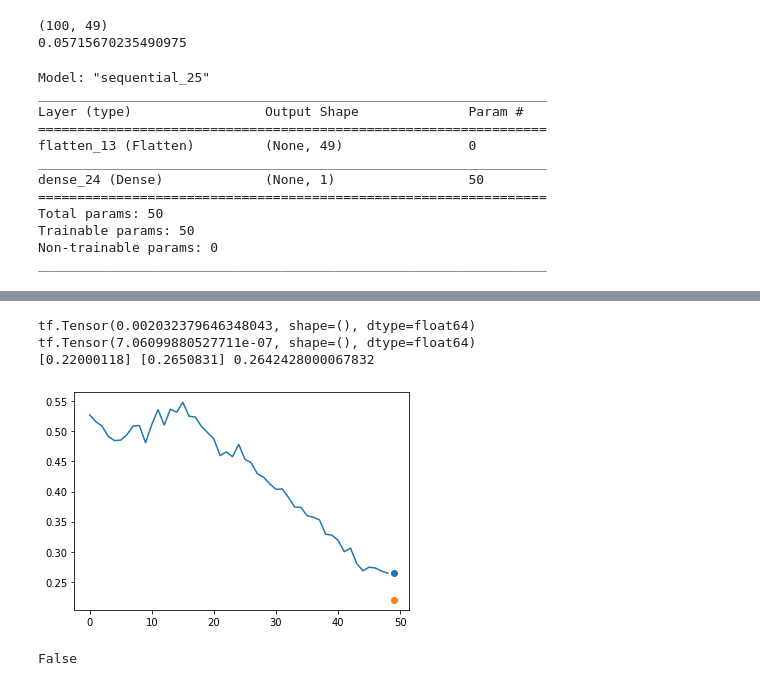
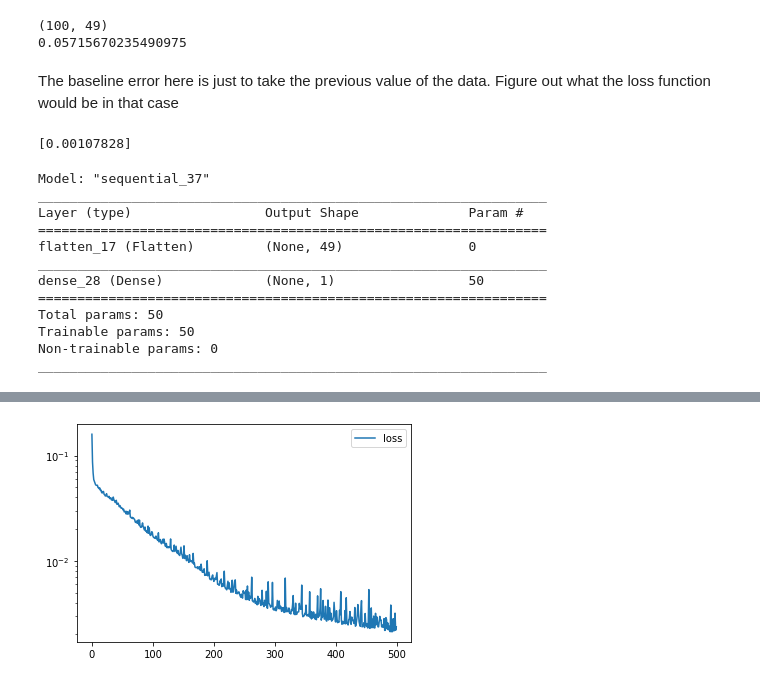
Before and after one commit to dodelson/Physics-of-Energy, a Jupyter notebook: cnn.ipynb, the cells around one changed output, grey strips where cells are left out. Drawn from its saved outputs; the diff is of its cells as text; code cells hidden in the pictures.

```diff
--- a/cnn.ipynb
+++ b/cnn.ipynb
@@ -425,32 +425,45 @@ print(X_train[0,0])
 # %% [output]
 (100, 49)
 0.05715670235490975
+# %% [markdown]
+The baseline error here is just to take the previous value of the data. Figure out what the loss function would be in that case
+# %%
+mse=0.
+for i in range(100):
+    mse+=(X_train[i,-1]-y_train[i])**2
+print(mse/100)
+# %% [output]
+[0.00107828]
 # %%
+## This is akin to a linear regression model
 import tensorflow as tf
 import tensorflow
 from tensorflow import keras
-model=keras.models.Sequential([
+model1=keras.models.Sequential([
     keras.layers.Flatten(input_shape=[49,1]),
 #    keras.layers.SimpleRNN(20,return_sequences=True),
 #    keras.layers.SimpleRNN(20),
     keras.layers.Dense(1)#,activation='Softmax')
 ])
-model.summary()
+model1.summary()
 # %% [output]
-Model: "sequential_25"
+Model: "sequential_37"
 _________________________________________________________________
 Layer (type)                 Output Shape              Param #
 =================================================================
-flatten_13 (Flatten)         (None, 49)                0
+flatten_17 (Flatten)         (None, 49)                0
 _________________________________________________________________
-dense_24 (Dense)             (None, 1)                 50
+dense_28 (Dense)             (None, 1)                 50
 =================================================================
 Total params: 50
 Trainable params: 50
 Non-trainable params: 0
 _________________________________________________________________
 # %%
-model.compile(loss='mse')#,optimizer='sgd')
-history=model.fit(X_train,y_train,epochs=500)
+model1.compile(loss='mse')#,optimizer='sgd')
+history=model1.fit(X_train,y_train,epochs=500)
+print(model1.evaluate(X_train,y_train))
+pd.DataFrame(history.history).plot()
+plt.yscale('log')
 # %% [output]
 Epoch 1/500
@@ -473,24 +486 @@ Epoch 500/500
+[figure, added]
-# %%
-i=3
-#print(y_train[0],X_train[0,0])
-y_predict=model.predict(X_train)
-plt.plot(range(49),X_train[i,:])
-plt.scatter(range(49,50),y_train[i,:])
-plt.scatter(range(49,50),y_predict[i,:])
-print(keras.losses.mean_squared_error(y_predict[i],y_train[i]))
-print(keras.losses.mean_squared_error(X_train[i,-1],y_train[i]))
-
-print(y_predict[i,:],y_train[i,:],X_train[i,-1])
-# %% [output]
-tf.Tensor(0.002032379646348043, shape=(), dtype=float64)
-tf.Tensor(7.06099880527711e-07, shape=(), dtype=float64)
-[0.22000118] [0.2650831] 0.2642428000067832
-[figure, removed]
-# %%
-#model.layers[1].weights
-#Apparently, there are not enough samples to learn the simple thing: weight the most recent thing most heavily
-model==keras.models.Sequential([
-    keras.layers.SimpleRNN(1,input_shape=[None,1])
-])
-# %% [output]
-False
```
Also changed, not shown: parts of 25 cells of this notebook.
